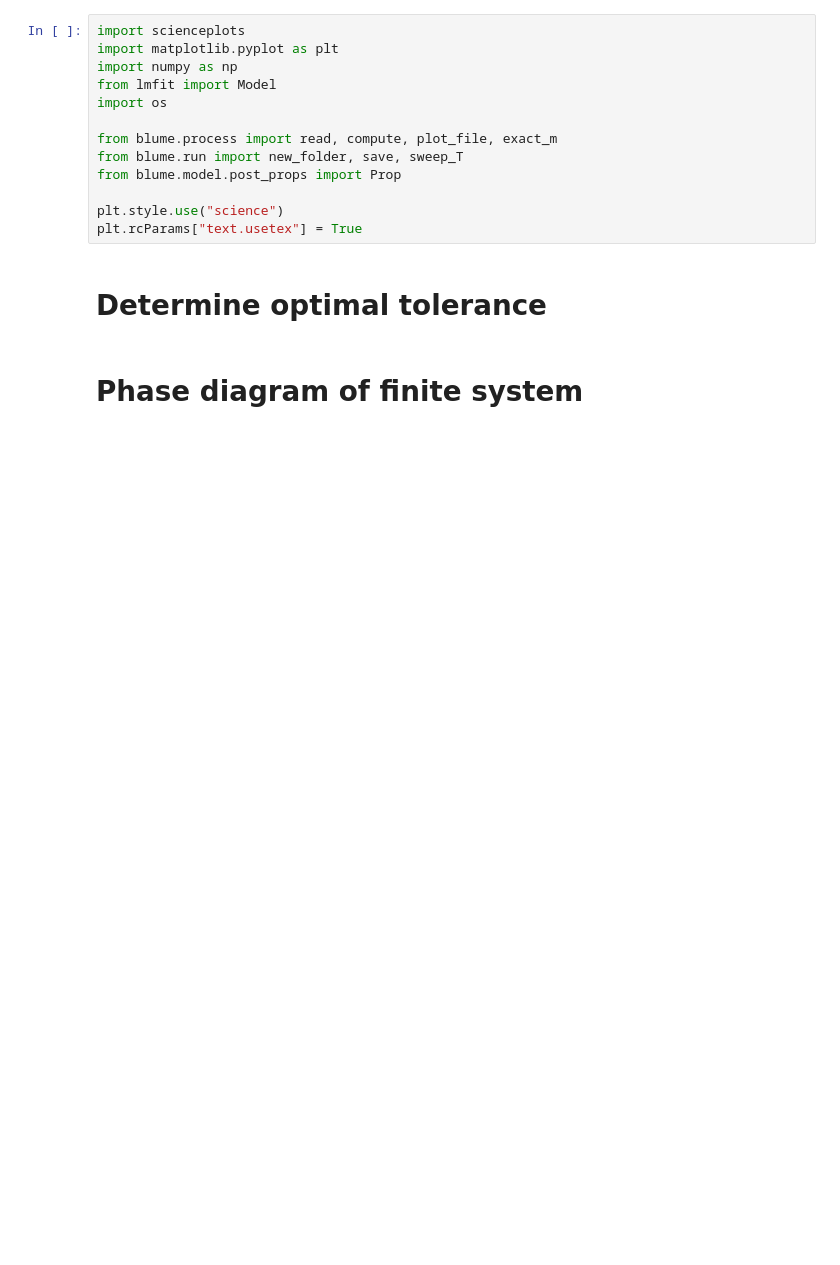
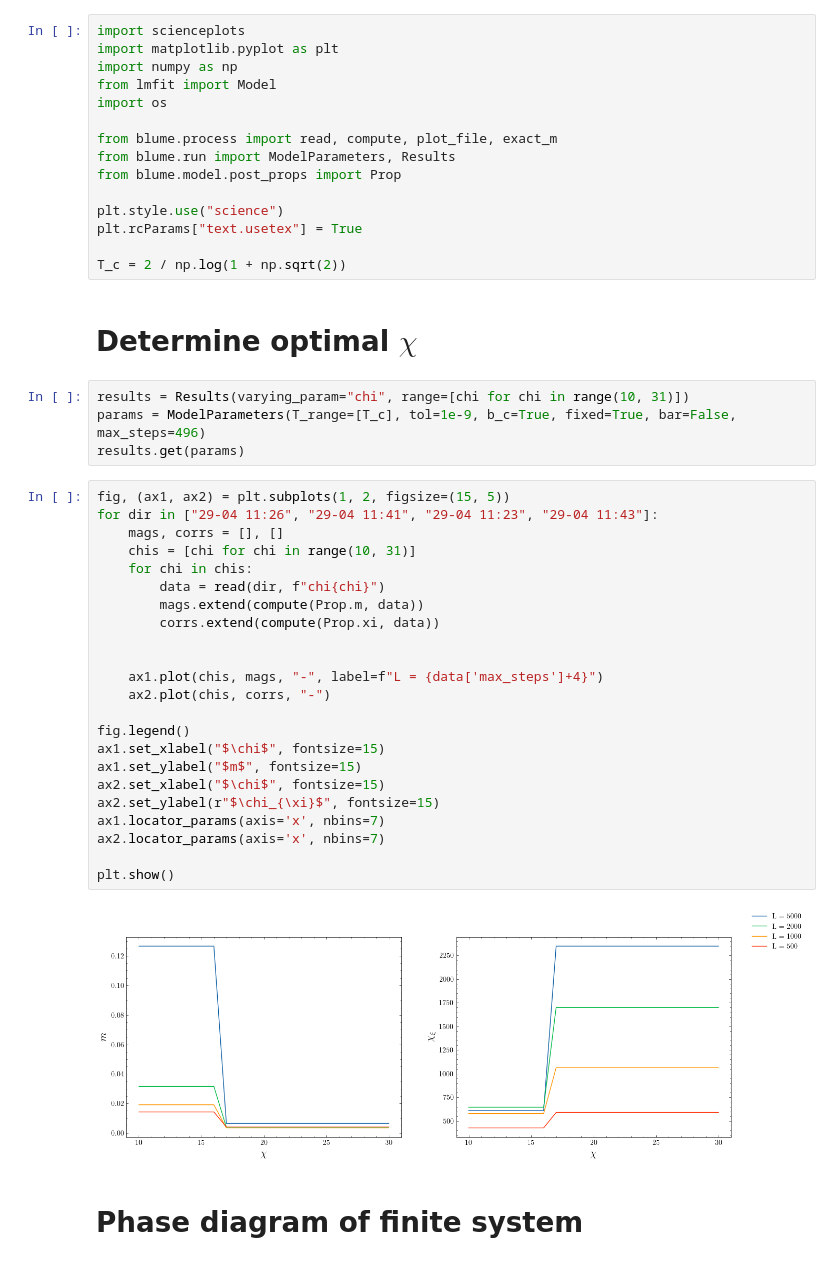
Before and after one commit to DerkNiessink/Blume, a Jupyter notebook: L_scaling.ipynb, the cells around one changed output. Cells and saved outputs as stored; diff of their text form; blank space fills up the shorter version.

```diff
--- a/L_scaling.ipynb
+++ b/L_scaling.ipynb
@@ -6,12 +6,43 @@ from lmfit import Model
 import os
 
 from blume.process import read, compute, plot_file, exact_m
-from blume.run import new_folder, save, sweep_T
+from blume.run import ModelParameters, Results
 from blume.model.post_props import Prop
 
 plt.style.use("science")
 plt.rcParams["text.usetex"] = True
+
+T_c = 2 / np.log(1 + np.sqrt(2))
 # %% [markdown]
-# Determine optimal tolerance
+# Determine optimal $\chi$
+# %%
+results = Results(varying_param="chi", range=[chi for chi in range(10, 31)])
+params = ModelParameters(T_range=[T_c], tol=1e-9, b_c=True, fixed=True, bar=False, max_steps=496)
+results.get(params)
+# %%
+fig, (ax1, ax2) = plt.subplots(1, 2, figsize=(15, 5))
+for dir in ["29-04 11:26", "29-04 11:41", "29-04 11:23", "29-04 11:43"]:
+    mags, corrs = [], []
+    chis = [chi for chi in range(10, 31)]
+    for chi in chis:
+        data = read(dir, f"chi{chi}")
+        mags.extend(compute(Prop.m, data))
+        corrs.extend(compute(Prop.xi, data))
+
+
+    ax1.plot(chis, mags, "-", label=f"L = {data['max_steps']+4}")
+    ax2.plot(chis, corrs, "-")
+
+fig.legend()
+ax1.set_xlabel("$\chi$", fontsize=15)
+ax1.set_ylabel("$m$", fontsize=15)
+ax2.set_xlabel("$\chi$", fontsize=15)
+ax2.set_ylabel(r"$\chi_{\xi}$", fontsize=15)
+ax1.locator_params(axis='x', nbins=7)
+ax2.locator_params(axis='x', nbins=7)
+
+plt.show()
+# %% [output]
+[figure, added]
 # %% [markdown]
 # Phase diagram of finite system
```
Also changed, not shown: parts of 12 cells of this notebook, 2 other files.
